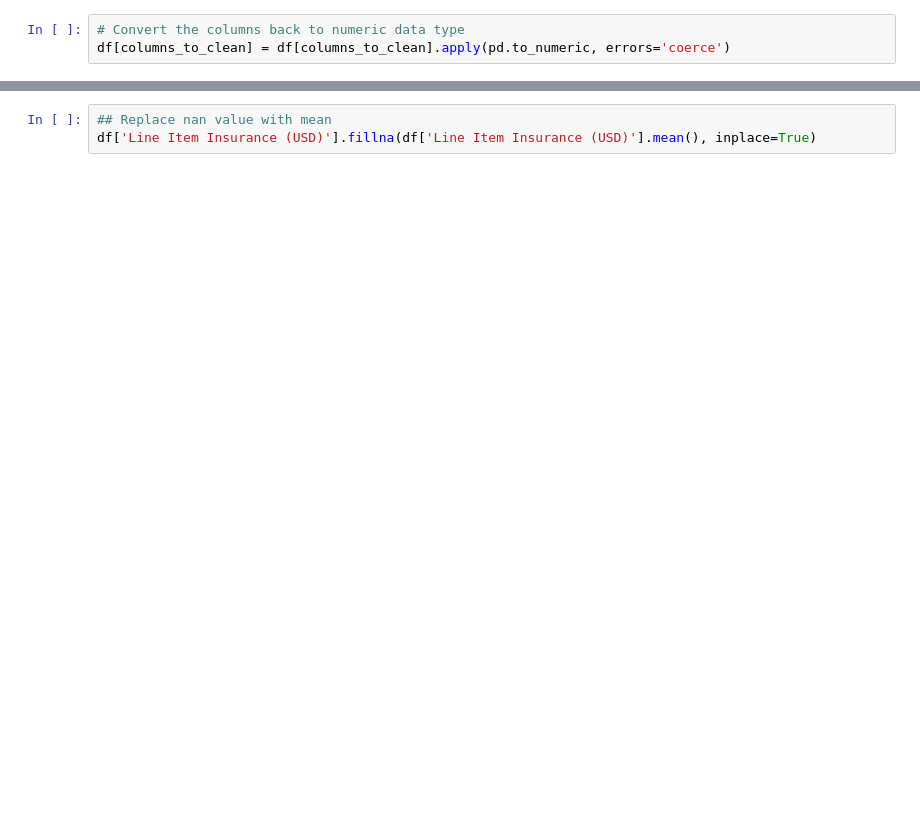
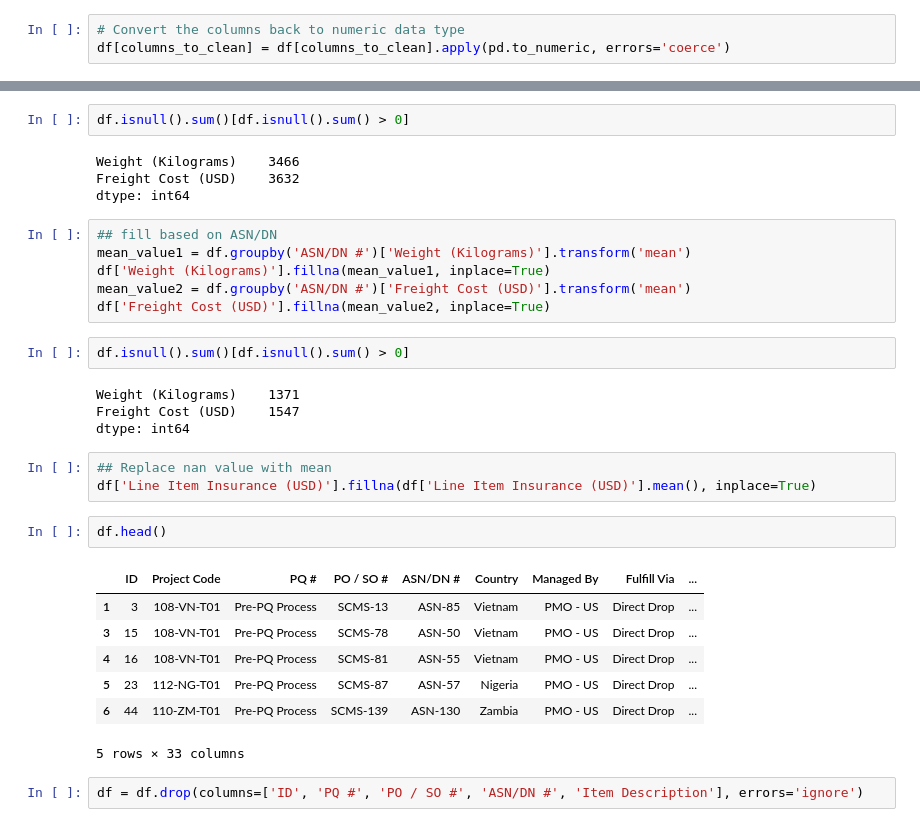
Before and after one commit to adarsh-gowda/scm_project, a Jupyter notebook: notebook/scm.ipynb, the cells around one changed output, grey strips where cells are left out. Cells and saved outputs as stored; diff of their text form; blank space fills up the shorter version.

```diff
--- a/notebook/scm.ipynb
+++ b/notebook/scm.ipynb
@@ -123,3 +163,33 @@ X = df.drop(columns=['Freight Cost (USD)', 'ID', 'PQ #', 'PO / SO #', 'ASN/DN #'
+# %%
+df.isnull().sum()[df.isnull().sum() > 0]
+# %% [output]
+Weight (Kilograms)    3466
+Freight Cost (USD)    3632
+dtype: int64
+# %%
+## fill based on ASN/DN
+mean_value1 = df.groupby('ASN/DN #')['Weight (Kilograms)'].transform('mean')
+df['Weight (Kilograms)'].fillna(mean_value1, inplace=True)
+mean_value2 = df.groupby('ASN/DN #')['Freight Cost (USD)'].transform('mean')
+df['Freight Cost (USD)'].fillna(mean_value2, inplace=True)
+# %%
+df.isnull().sum()[df.isnull().sum() > 0]
+# %% [output]
+Weight (Kilograms)    1371
+Freight Cost (USD)    1547
+dtype: int64
 # %%
 ## Replace nan value with mean
 df['Line Item Insurance (USD)'].fillna(df['Line Item Insurance (USD)'].mean(), inplace=True)
+# %%
+df.head()
+# %% [output]
+|  | ID | Project Code | PQ # | PO / SO # | ASN/DN # | Country | Managed By | Fulfill Via | ... |
+| 1 | 3 | 108-VN-T01 | Pre-PQ Process | SCMS-13 | ASN-85 | Vietnam | PMO - US | Direct Drop | ... |
+| 3 | 15 | 108-VN-T01 | Pre-PQ Process | SCMS-78 | ASN-50 | Vietnam | PMO - US | Direct Drop | ... |
+| 4 | 16 | 108-VN-T01 | Pre-PQ Process | SCMS-81 | ASN-55 | Vietnam | PMO - US | Direct Drop | ... |
+| 5 | 23 | 112-NG-T01 | Pre-PQ Process | SCMS-87 | ASN-57 | Nigeria | PMO - US | Direct Drop | ... |
+| 6 | 44 | 110-ZM-T01 | Pre-PQ Process | SCMS-139 | ASN-130 | Zambia | PMO - US | Direct Drop | ... |
+5 rows × 33 columns
+# %%
+df = df.drop(columns=['ID', 'PQ #', 'PO / SO #', 'ASN/DN #', 'Item Description'], errors='ignore')
```
Also changed, not shown: parts of 31 cells of this notebook.
